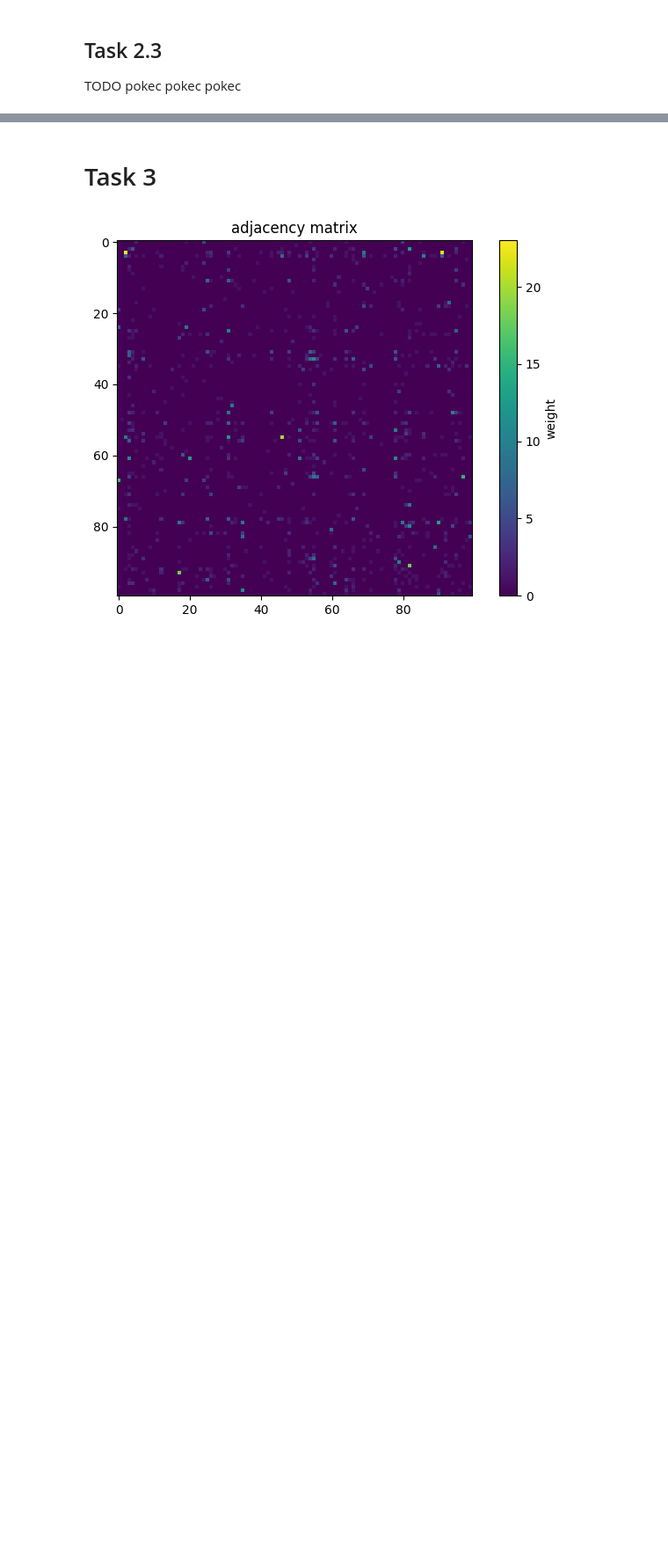
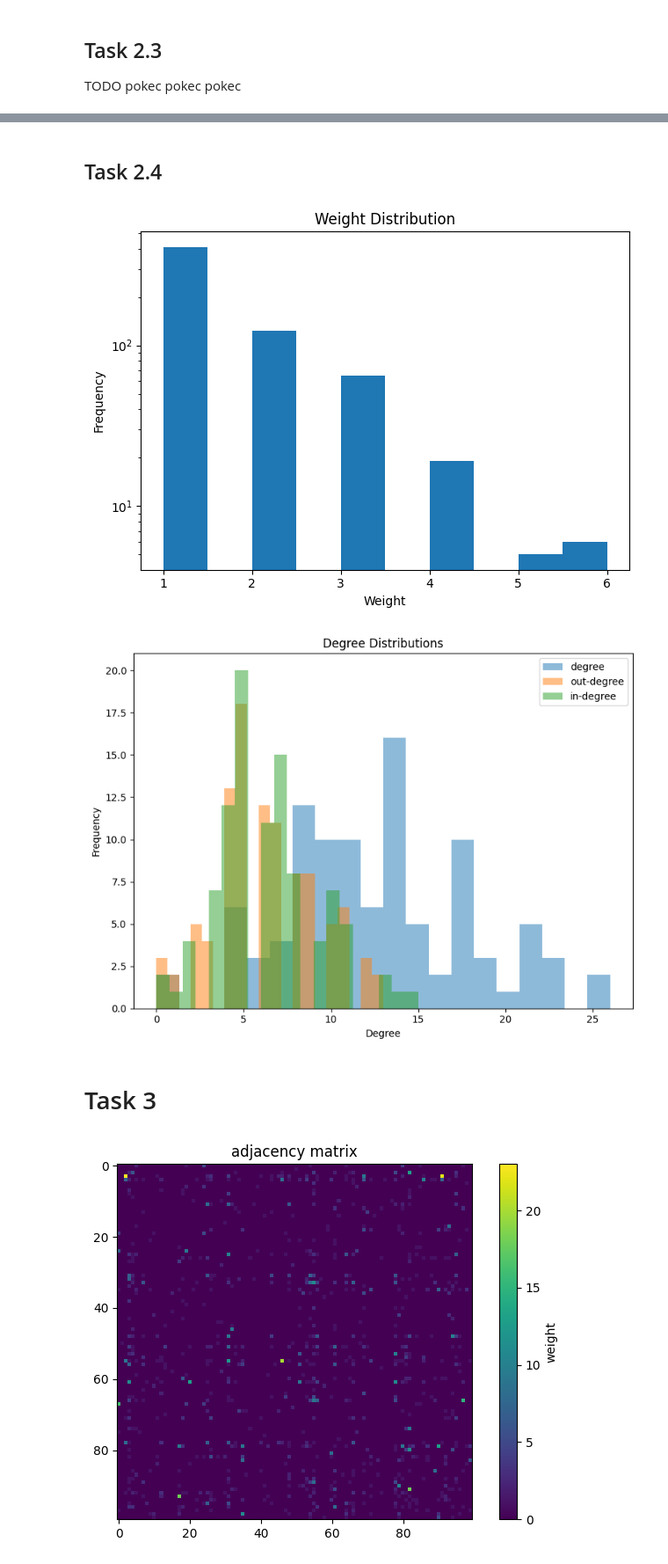
Before and after one commit to patinoboh/neuro, a Jupyter notebook: project/project.ipynb, the cells around one changed output, grey strips where cells are left out. Shown at 88% size. Drawn from its saved outputs; the diff is of its cells as text; code cells hidden in the pictures; blank space fills up the shorter version.

Commit message:
add task 2.4

```diff
--- a/project/project.ipynb
+++ b/project/project.ipynb
@@ -269,3 +269,41 @@ plt.show()
+# %% [markdown]
+## Task 2.4
+# %%
+adjacency, positions = ImprovedAlgorithmFast(alpha=15, N=100)
+G = nx.from_numpy_array(adjacency, create_using=nx.DiGraph)
+
+def weight_distribution(weights, bins=25):
+    plt.figure()
+    plt.hist(weights, bins=bins)
+    plt.title("Weight Distribution")
+    plt.xlabel("Weight")
+    plt.ylabel("Frequency")
+    plt.yscale("log")
+    plt.tight_layout()
+    plt.show()
+
+def degree_distributions(degrees,in_deg,out_deg, bins=30):
+    plt.figure(figsize=(8, 6))
+    plt.hist(degrees, bins=bins, alpha=0.5, label="degree")
+    plt.hist(out_deg, bins=bins, alpha=0.5, label="out-degree")
+    plt.hist(in_deg,  bins=bins, alpha=0.5, label="in-degree")
+    plt.title("Degree Distributions")
+    plt.xlabel("Degree")
+    plt.ylabel("Frequency")
+    plt.legend()
+    plt.tight_layout()
+    plt.show()
+
+weight = [data['weight'] for (_, _, data) in G.edges(data=True)]
+degree = [val for (_, val) in G.degree()]
+in_degree = [val for (_, val) in G.in_degree()]
+out_degree = [val for (_, val) in G.out_degree()]
+
+weight_distribution(weight, bins=10)
+degree_distributions(degree, in_degree, out_degree, bins=20)
+# %% [output]
+[figure, added]
+[figure, added]
 # %% [markdown]
 # Task 3
 # %%
```
Also changed, not shown: parts of 7 cells of this notebook.
